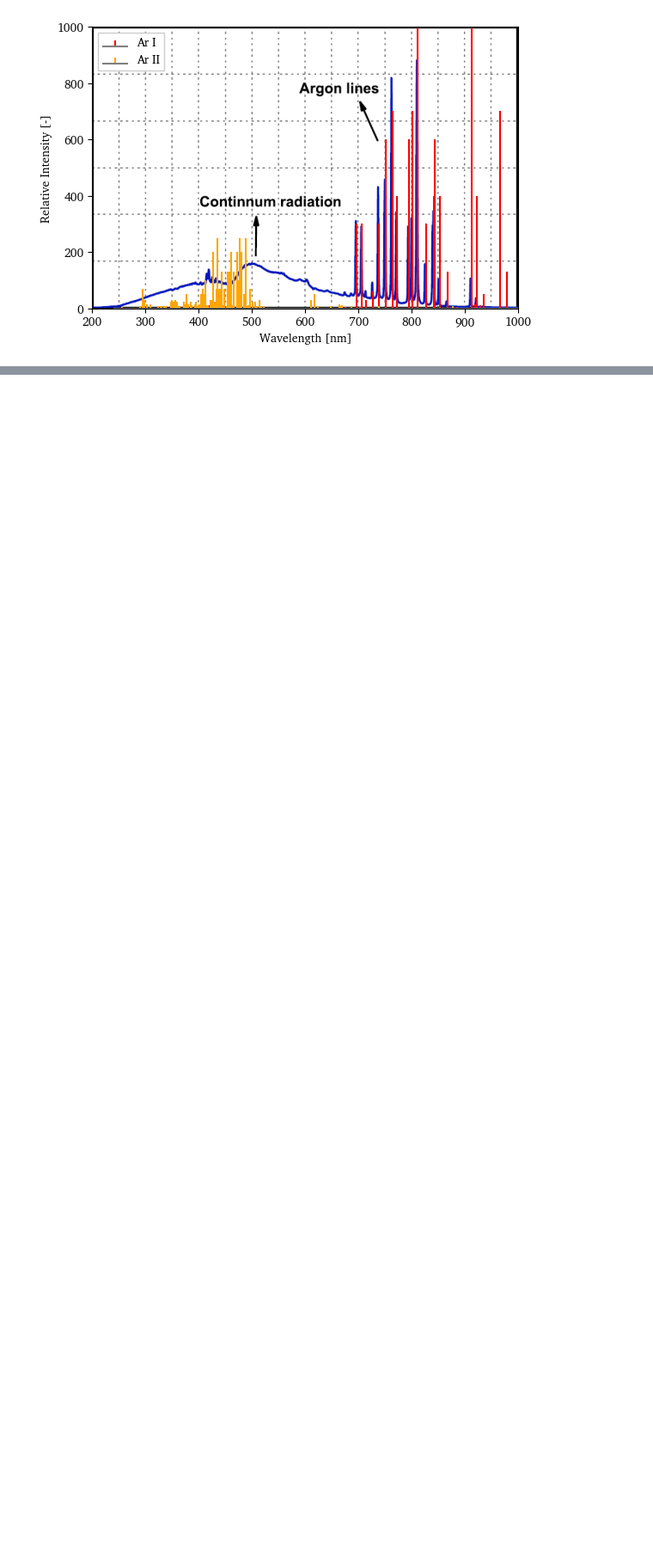
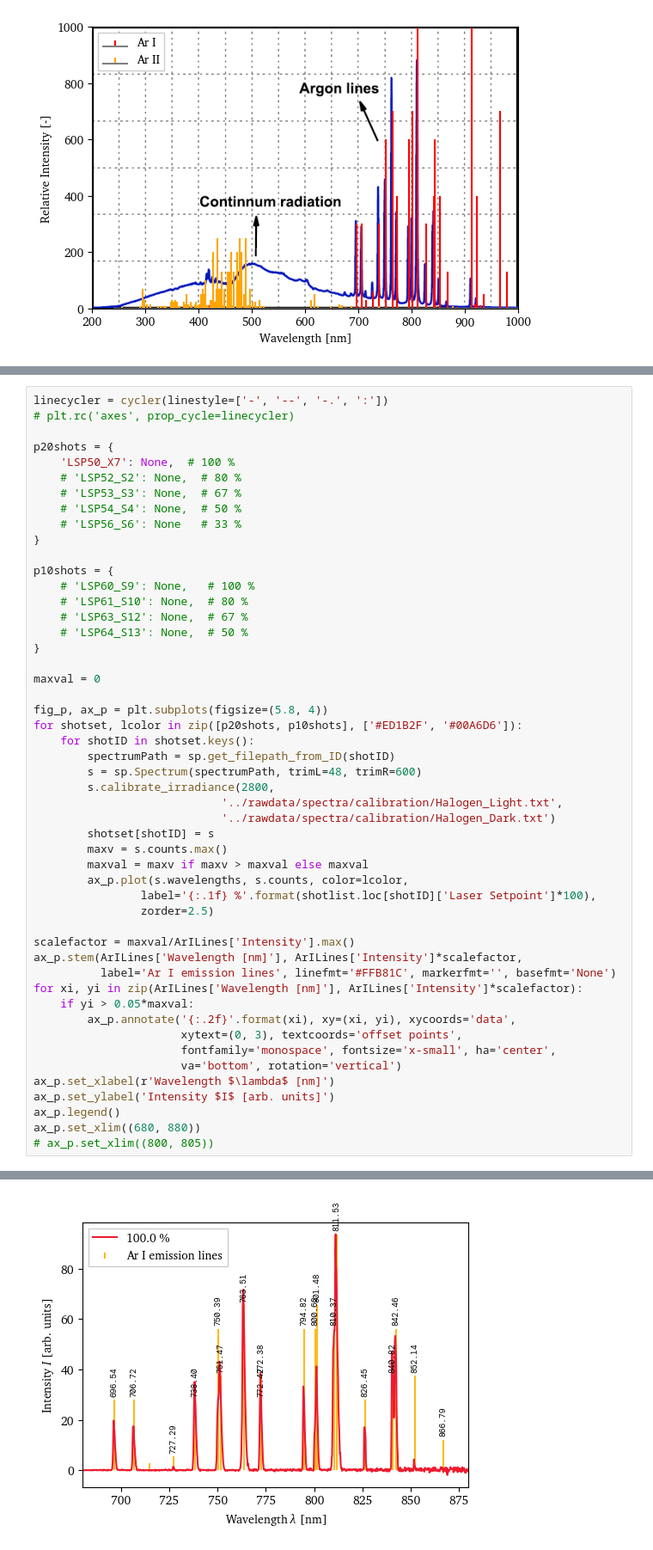
Before and after one commit to eeduplay/MScThesis, a Jupyter notebook: code/argon_spectrum.ipynb, the cells around one changed output, grey strips where cells are left out. Shown: that part at 86% size. Cells and saved outputs as stored; diff of their text form; blank space fills up the shorter version.

```diff
--- a/code/argon_spectrum.ipynb
+++ b/code/argon_spectrum.ipynb
@@ -98,0 +105,51 @@ $$
+# %%
+linecycler = cycler(linestyle=['-', '--', '-.', ':'])
+# plt.rc('axes', prop_cycle=linecycler)
+
+p20shots = {
+    'LSP50_X7': None,  # 100 %
+    # 'LSP52_S2': None,  # 80 %
+    # 'LSP53_S3': None,  # 67 %
+    # 'LSP54_S4': None,  # 50 %
+    # 'LSP56_S6': None   # 33 %
+}
+
+p10shots = {
+    # 'LSP60_S9': None,   # 100 %
+    # 'LSP61_S10': None,  # 80 %
+    # 'LSP63_S12': None,  # 67 %
+    # 'LSP64_S13': None,  # 50 %
+}
+
+maxval = 0
+
+fig_p, ax_p = plt.subplots(figsize=(5.8, 4))
+for shotset, lcolor in zip([p20shots, p10shots], ['#ED1B2F', '#00A6D6']):
+    for shotID in shotset.keys():
+        spectrumPath = sp.get_filepath_from_ID(shotID)
+        s = sp.Spectrum(spectrumPath, trimL=48, trimR=600)
+        s.calibrate_irradiance(2800,
+                            '../rawdata/spectra/calibration/Halogen_Light.txt',
+                            '../rawdata/spectra/calibration/Halogen_Dark.txt')
+        shotset[shotID] = s
+        maxv = s.counts.max()
+        maxval = maxv if maxv > maxval else maxval
+        ax_p.plot(s.wavelengths, s.counts, color=lcolor,
+                label='{:.1f} %'.format(shotlist.loc[shotID]['Laser Setpoint']*100),
+                zorder=2.5)
+
+scalefactor = maxval/ArILines['Intensity'].max()
+ax_p.stem(ArILines['Wavelength [nm]'], ArILines['Intensity']*scalefactor,
+          label='Ar I emission lines', linefmt='#FFB81C', markerfmt='', basefmt='None')
+for xi, yi in zip(ArILines['Wavelength [nm]'], ArILines['Intensity']*scalefactor):
+    if yi > 0.05*maxval:
+        ax_p.annotate('{:.2f}'.format(xi), xy=(xi, yi), xycoords='data',
+                      xytext=(0, 3), textcoords='offset points',
+                      fontfamily='monospace', fontsize='x-small', ha='center',
+                      va='bottom', rotation='vertical')
+ax_p.set_xlabel(r'Wavelength $\lambda$ [nm]')
+ax_p.set_ylabel('Intensity $I$ [arb. units]')
+ax_p.legend()
+ax_p.set_xlim((680, 880))
+# ax_p.set_xlim((800, 805))
+# %% [output]
@@ -98,0 +157 @@ $$
+[figure, added]
```
Also changed, not shown: parts of 6 cells of this notebook, 33 other files.
